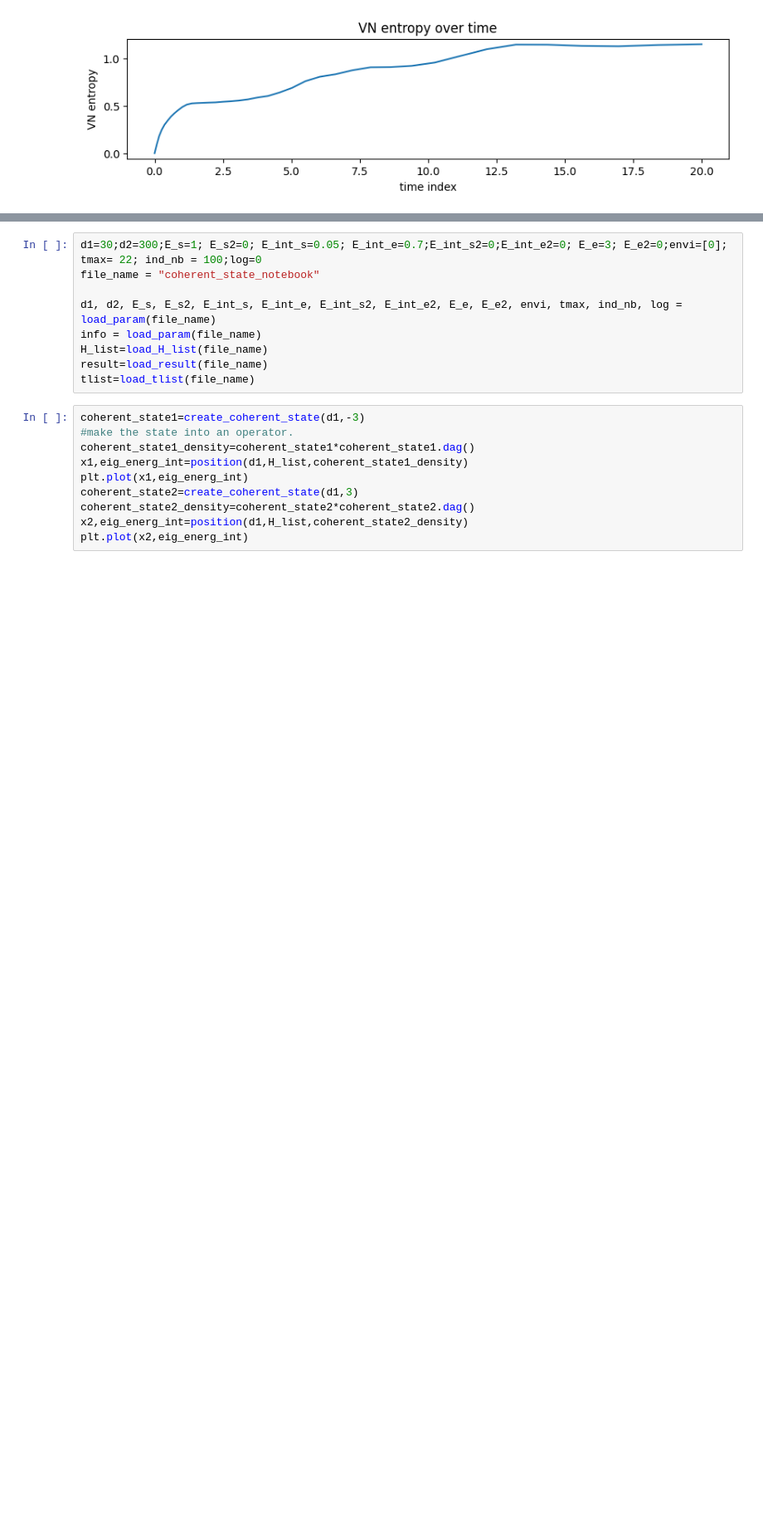
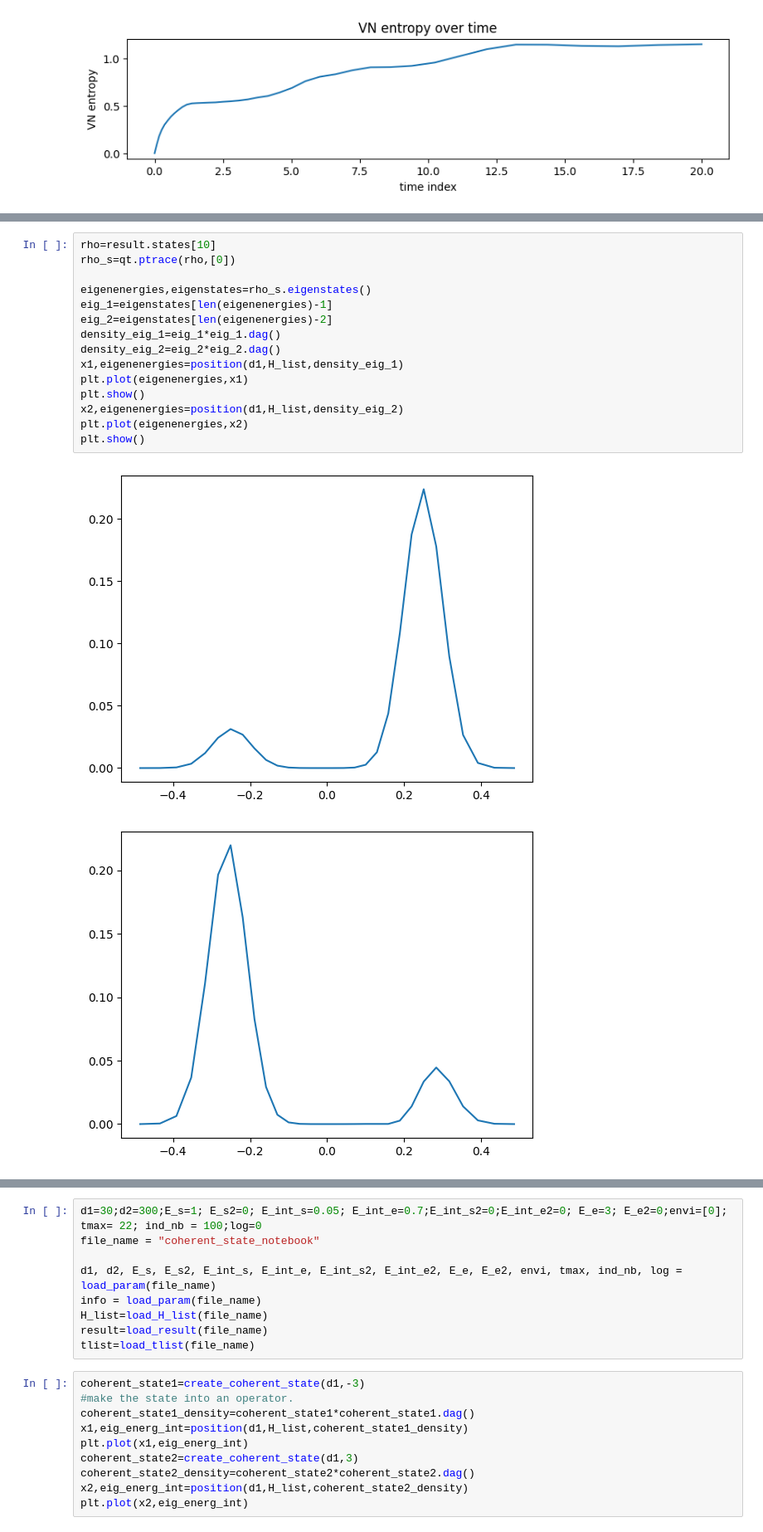
Before and after one commit to MarinAndreGirard/ACL, a Jupyter notebook: Working/coherent_state_simulation.ipynb, the cells around one changed output, grey strips where cells are left out. Shown at 83% size. Drawn from its saved outputs; the diff is of its cells as text; blank space fills up the shorter version.

```diff
--- a/Working/coherent_state_simulation.ipynb
+++ b/Working/coherent_state_simulation.ipynb
@@ -258,0 +298,18 @@ display_gif(path)
+# %%
+rho=result.states[10]
+rho_s=qt.ptrace(rho,[0])
+
+eigenenergies,eigenstates=rho_s.eigenstates()
+eig_1=eigenstates[len(eigenenergies)-1]
+eig_2=eigenstates[len(eigenenergies)-2]
+density_eig_1=eig_1*eig_1.dag()
+density_eig_2=eig_2*eig_2.dag()
+x1,eigenenergies=position(d1,H_list,density_eig_1)
+plt.plot(eigenenergies,x1)
+plt.show()
+x2,eigenenergies=position(d1,H_list,density_eig_2)
+plt.plot(eigenenergies,x2)
+plt.show()
+# %% [output]
+[figure, added]
+[figure, added]
```
Also changed, not shown: parts of 5 cells of this notebook, 6 other files.
